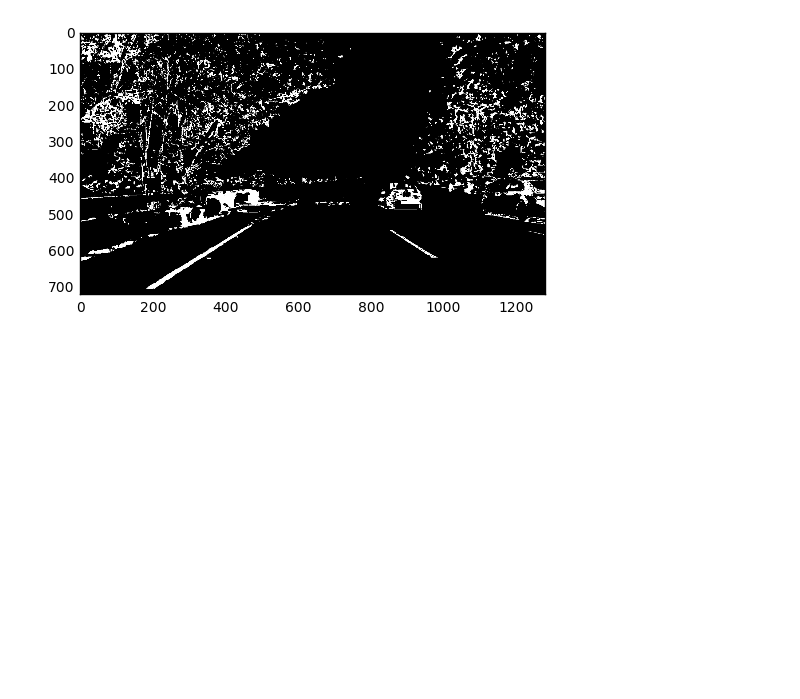
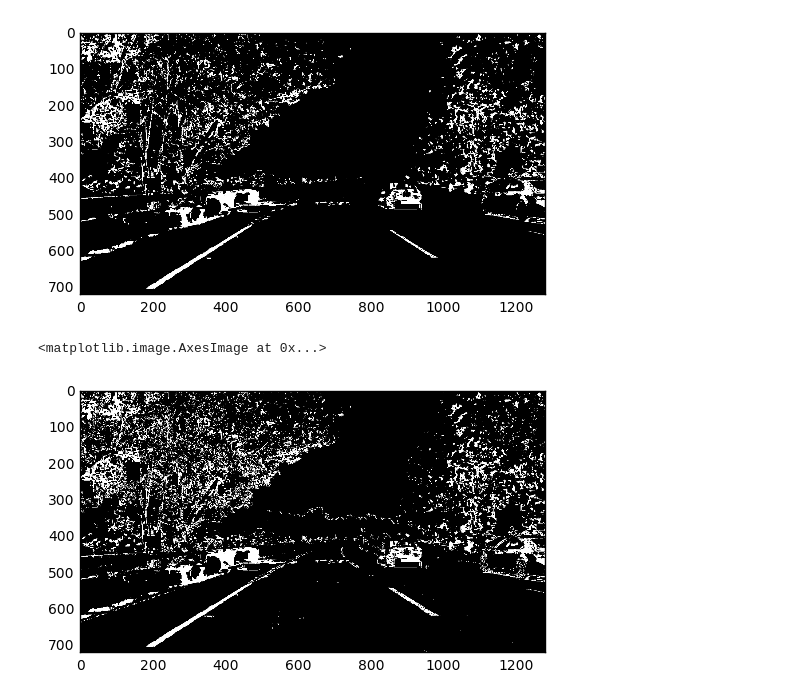
Before and after one commit to ddrm86/udacity-selfdriving-p4, a Jupyter notebook: p3_avanced_lanes_detector.ipynb, the cells around one changed output. Cells and saved outputs as stored; diff of their text form; code cells hidden in the pictures; blank space fills up the shorter version.

Commit message:
Add combined sobel and color filters

```diff
--- a/p3_avanced_lanes_detector.ipynb
+++ b/p3_avanced_lanes_detector.ipynb
@@ -145,6 +145,13 @@ plt.imshow(binary_s, cmap='gray')
 # %% [output]
 <matplotlib.image.AxesImage at 0x...>
 [figure]
+# %%
+binary = np.zeros_like(combined)
+binary[(combined == 1) | (binary_s == 1)] = 1
+plt.imshow(binary, cmap='gray')
+# %% [output]
+<matplotlib.image.AxesImage at 0x...>
+[figure, added]
 # %%
 def process_image(image):
     image = undistort(image, mtx, dist)
```
Also changed, not shown: parts of 8 cells of this notebook.
